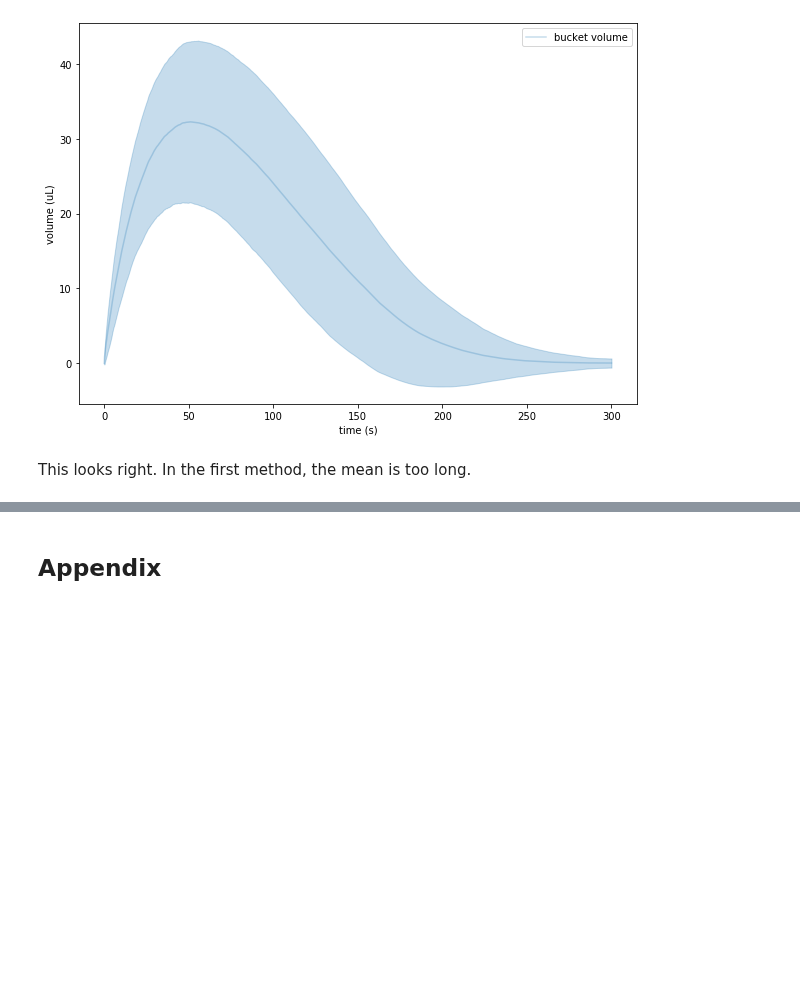
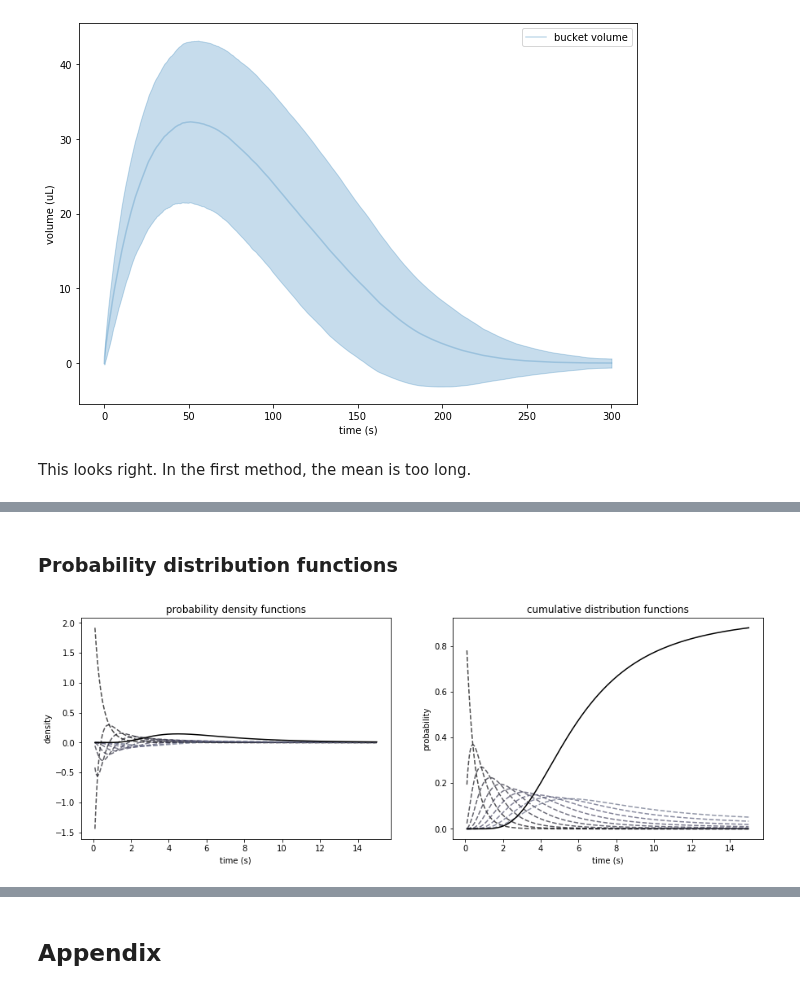
Before and after one commit to jbwebb8/foraging-analysis, a Jupyter notebook: notebooks/poisson_drip.ipynb, the cells around one changed output, grey strips where cells are left out. Saved outputs shown, nothing was run; the diff lists cells and outputs as text; code cells hidden in the pictures; blank space fills up the shorter version.

Commit message:
initial commit for behavior models module; includes validation of reward expectation time calculation in ipython notebook

```diff
--- a/notebooks/poisson_drip.ipynb
+++ b/notebooks/poisson_drip.ipynb
@@ -535,0 +539,57 @@ This looks right. In the first method, the mean is too long.
+# %% [markdown]
+### Probability distribution functions
+# %%
+# Settings
+lam0 = 2.5 # initial Poisson rate
+tau = 6.0 # decay rate
+lam = lambda t: lam0*np.exp(-t/tau)
+Lam = lambda t, s: lam0*tau*(np.exp(-t/tau) - np.exp(-(t+s)/tau))
+# %%
+# Define probability functions for nth event occuring within [t, t+s]
+P = lambda t, s, n: np.exp(-Lam(t,s))*(Lam(t,s)**n)/factorial(n)
+p = lambda t, s, n: (1.0/factorial(n))*np.exp(-Lam(t,s))*lam(t+s)*(Lam(t,s)**(n-1))*(Lam(t,s) - n)
+
+# Define probability functions for nth event occuring at time t
+F = lambda t, s, N: 1.0 - np.sum(np.exp(-Lam(t, s))*np.power(Lam(t, s), np.arange(N))/factorial(np.arange(N)), axis=1)
+f = lambda t, s, N: np.sum((1.0/factorial(np.arange(N)))*lam(t+s)*np.power(Lam(t, s), np.arange(N)-1)
+                           *np.exp(-Lam(t, s))*(Lam(t, s) - np.arange(N)), axis=1)
+# %%
+# Plot probability distribution
+fig, ax = plt.subplots(1, 2, figsize=(15, 5))
+cmap = plt.get_cmap('bone')
+t0 = 0.0
+s = np.linspace(0.1, 15.0, num=1000).reshape([-1, 1])
+
+# Plot probability density function
+N = 10
+for n in range(N):
+    ax[0].plot(t0 + s,
+               p(t0, s, n),
+               color=cmap(0.5*n/N),
+               linestyle='--',
+               alpha=0.7)
+ax[0].plot(t0 + s,
+           f(t0, s, N),
+           color=cmap(0.0),
+           linestyle='-')
+ax[0].set_xlabel('time (s)')
+ax[0].set_ylabel('density')
+ax[0].set_title('probability density functions')
+
+# Plot cumulative distribution function
+N = 10
+for n in range(N):
+    ax[1].plot(t0 + s,
+               P(t0, s, n),
+               color=cmap(0.5*n/N),
+               linestyle='--',
+               alpha=0.7)
+ax[1].plot(t0 + s,
+           F(t0, s, N),
+           color=cmap(0.0),
+           linestyle='-')
+ax[1].set_xlabel('time (s)')
+ax[1].set_ylabel('probability')
+ax[1].set_title('cumulative distribution functions');
+# %% [output]
+[figure, added]
```
Also changed, not shown: parts of 19 cells of this notebook, 1 other file.
